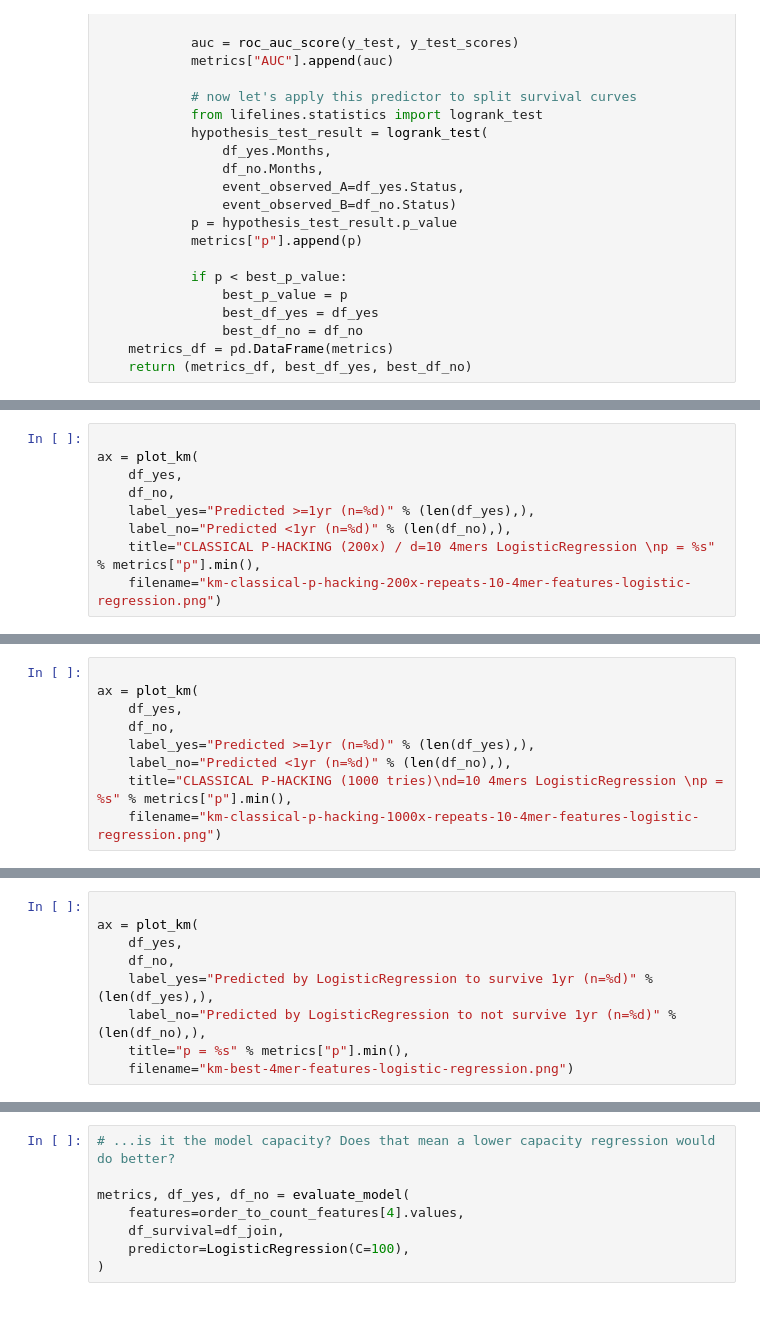
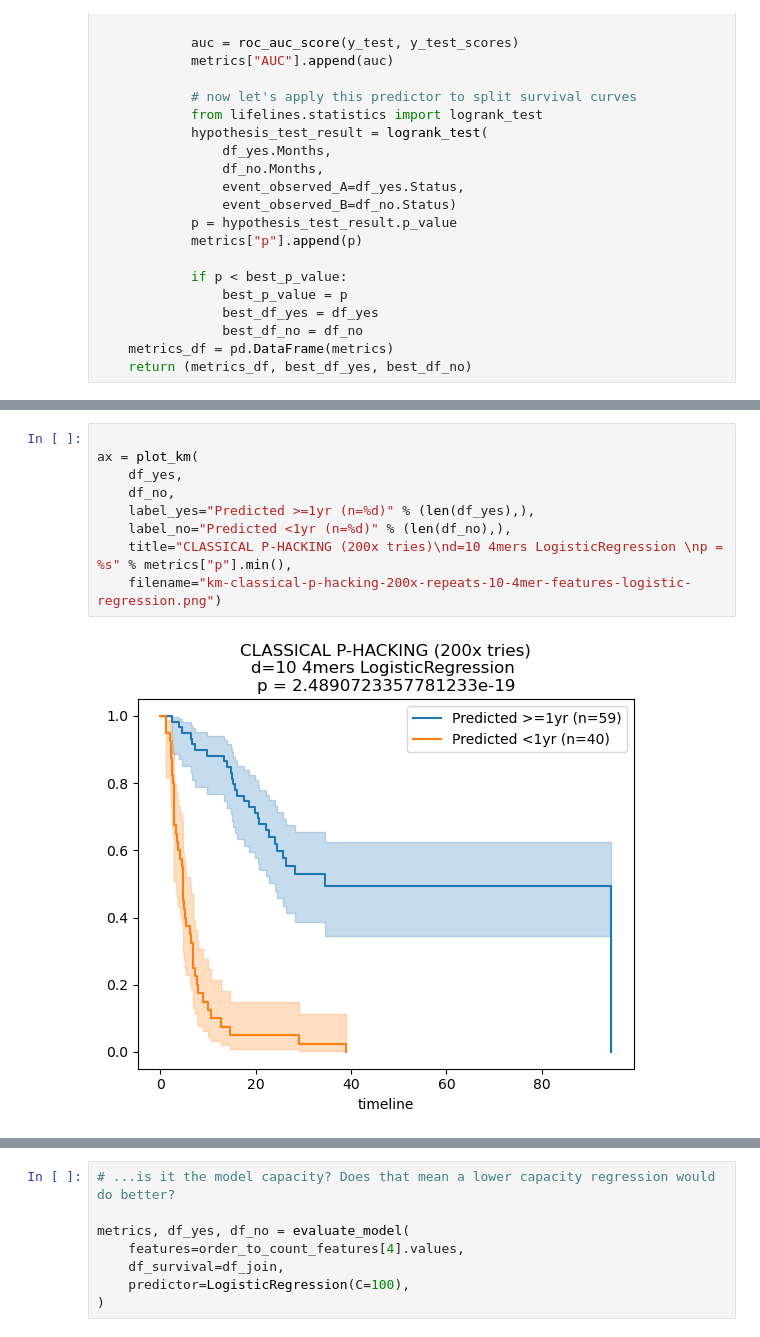
Before and after one commit to iskandr/bcb731, a Jupyter notebook: notebooks/3 - cheating by feature selection.ipynb, the cells around one changed output, grey strips where cells are left out. Drawn from its saved outputs; the diff is of its cells as text.

```diff
--- a/notebooks/3 - p-values vs accuracy.ipynb
+++ b/notebooks/3 - cheating by feature selection.ipynb
@@ -668,9 +564,0 @@ g.savefig("p-histogram-no-cheating-10-features-logistic-regression-200-repeats.p
-# %%
-
-ax = plot_km(
-    df_yes,
-    df_no,
-    label_yes="Predicted >=1yr (n=%d)" % (len(df_yes),),
-    label_no="Predicted <1yr (n=%d)" % (len(df_no),),
-    title="CLASSICAL P-HACKING (200x) / d=10 4mers LogisticRegression \np = %s" % metrics["p"].min(),
-    filename="km-classical-p-hacking-200x-repeats-10-4mer-features-logistic-regression.png")
@@ -698,9 +564,0 @@ g.savefig("p-histogram-no-cheating-10-features-logistic-regression-1000-repeats.
-# %%
-
-ax = plot_km(
-    df_yes,
-    df_no,
-    label_yes="Predicted >=1yr (n=%d)" % (len(df_yes),),
-    label_no="Predicted <1yr (n=%d)" % (len(df_no),),
-    title="CLASSICAL P-HACKING (1000 tries)\nd=10 4mers LogisticRegression \np = %s" % metrics["p"].min(),
-    filename="km-classical-p-hacking-1000x-repeats-10-4mer-features-logistic-regression.png")
@@ -865,9 +564,0 @@ Repeat #1: 99x1516 training samples (57.6% survival), 99x1516 test samples (56.6
-# %%
-
-ax = plot_km(
-    df_yes,
-    df_no,
-    label_yes="Predicted by LogisticRegression to survive 1yr (n=%d)" % (len(df_yes),),
-    label_no="Predicted by LogisticRegression to not survive 1yr (n=%d)" % (len(df_no),),
-    title="p = %s" % metrics["p"].min(),
-    filename="km-best-4mer-features-logistic-regression.png")
@@ -875,0 +668,11 @@ ax = plot_km(
+# %%
+
+ax = plot_km(
+    df_yes,
+    df_no,
+    label_yes="Predicted >=1yr (n=%d)" % (len(df_yes),),
+    label_no="Predicted <1yr (n=%d)" % (len(df_no),),
+    title="CLASSICAL P-HACKING (200x tries)\nd=10 4mers LogisticRegression \np = %s" % metrics["p"].min(),
+    filename="km-classical-p-hacking-200x-repeats-10-4mer-features-logistic-regression.png")
+# %% [output]
+[figure, added]
```
Also changed, not shown: parts of 61 cells of this notebook.
